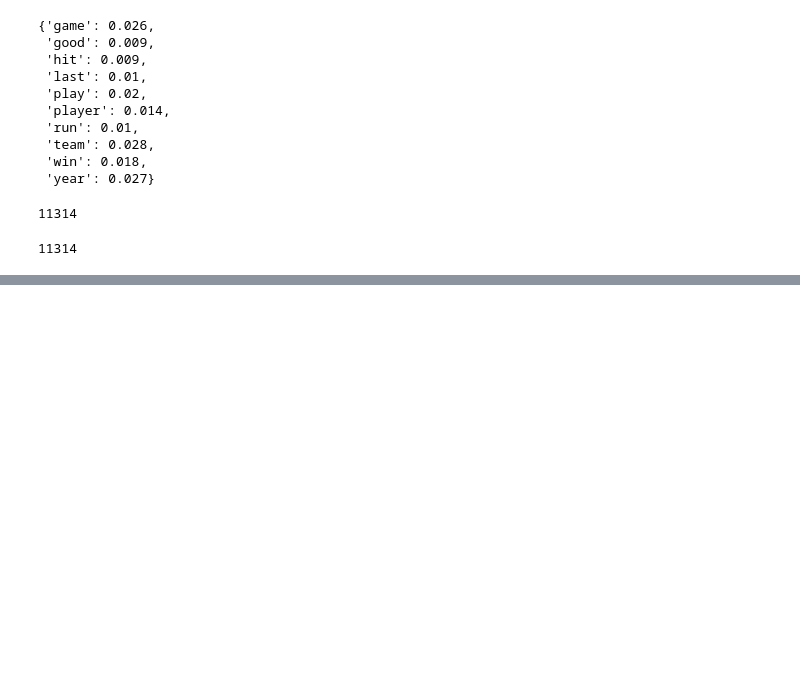
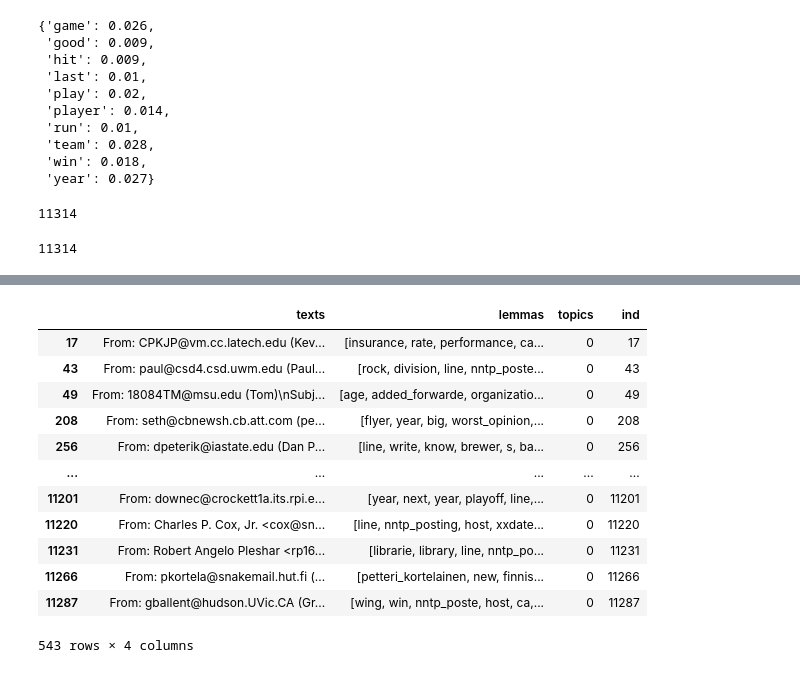
Before and after one commit to Veronika2311/homeworks_3rd_year, a Jupyter notebook: Автобрея_hw3.ipynb, the cells around one changed output, grey strips where cells are left out. Saved outputs shown, nothing was run; the diff lists cells and outputs as text; code cells hidden in the pictures; blank space fills up the shorter version.

```diff
--- a/Автобрея_hw3.ipynb
+++ b/Автобрея_hw3.ipynb
@@ -376,7 +376,7 @@ for text in data_lemmatized:
             for lemm in lemmas:
                 if lemm == word:
                     count[topic] += lemmas[lemm]
-    text_topics.append(max(count))
+    text_topics.append(count.index(max(count)))
 # %%
 len(text_topics)
 # %% [output]
@@ -387,0 +392,6 @@ len(data_lemmatized)
+# %%
+df_prefinal = pd.DataFrame()
+df_prefinal['texts'] = df['content']
+df_prefinal['lemmas'] = data_lemmatized
+df_prefinal['topics'] = text_topics
+df_prefinal['ind'] = [x for x in range(0,11314)]
@@ -387,0 +415,18 @@ len(data_lemmatized)
+# %%
+df_1 = df_prefinal[df_prefinal['topics'] == 0]
+# %%
+df_1
+# %% [output]
+|  | texts | lemmas | topics | ind |
+| 17 | From: CPKJP@vm.cc.latech.edu (Kev... | [insurance, rate, performance, ca... | 0 | 17 |
+| 43 | From: paul@csd4.csd.uwm.edu (Paul... | [rock, division, line, nntp_poste... | 0 | 43 |
+| 49 | From: 18084TM@msu.edu (Tom)\nSubj... | [age, added_forwarde, organizatio... | 0 | 49 |
+| 208 | From: seth@cbnewsh.cb.att.com (pe... | [flyer, year, big, worst_opinion,... | 0 | 208 |
+| 256 | From: dpeterik@iastate.edu (Dan P... | [line, write, know, brewer, s, ba... | 0 | 256 |
+| ... | ... | ... | ... | ... |
+| 11201 | From: downec@crockett1a.its.rpi.e... | [year, next, year, playoff, line,... | 0 | 11201 |
+| 11220 | From: Charles P. Cox, Jr. <cox@sn... | [line, nntp_posting, host, xxdate... | 0 | 11220 |
+| 11231 | From: Robert Angelo Pleshar <rp16... | [librarie, library, line, nntp_po... | 0 | 11231 |
+| 11266 | From: pkortela@snakemail.hut.fi (... | [petteri_kortelainen, new, finnis... | 0 | 11266 |
+| 11287 | From: gballent@hudson.UVic.CA (Gr... | [wing, win, nntp_poste, host, ca,... | 0 | 11287 |
+543 rows × 4 columns
```
Also changed, not shown: parts of 7 cells of this notebook.
